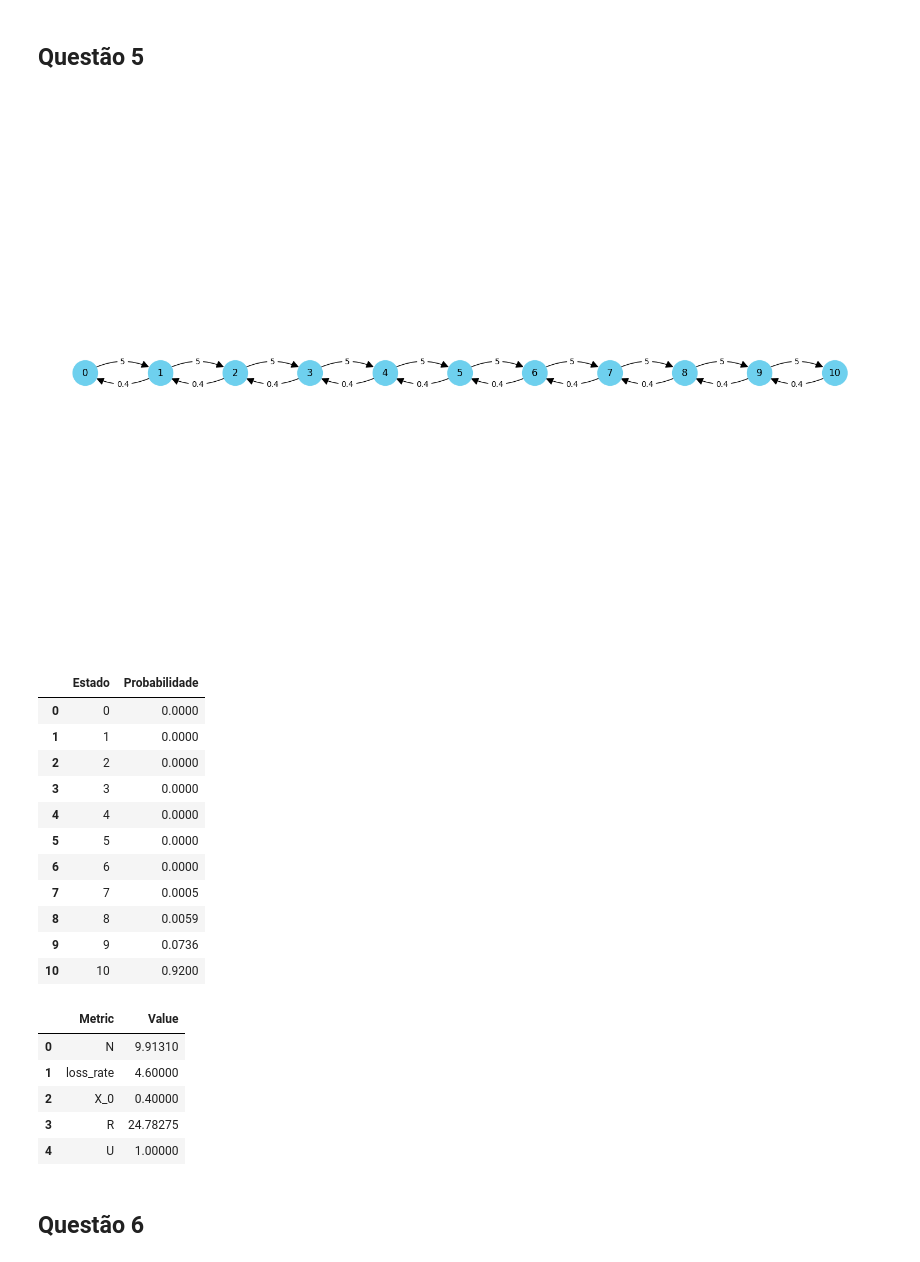
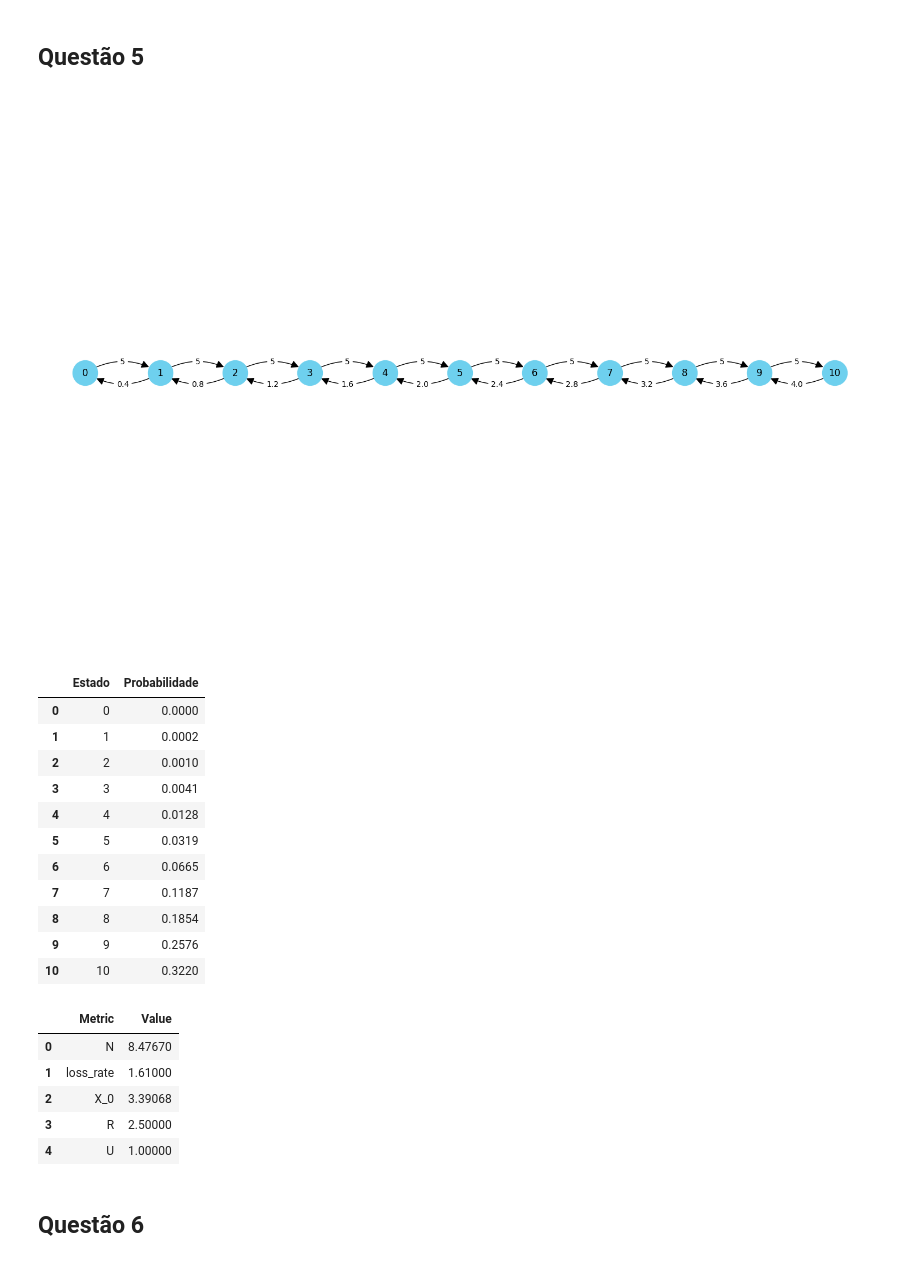
Before and after one commit to joaomarcostg/ADS, a Jupyter notebook: draw.ipynb, the cells around one changed output. Saved outputs shown, nothing was run; the diff lists cells and outputs as text; code cells hidden in the pictures.

```diff
--- a/draw.ipynb
+++ b/draw.ipynb
@@ -1044,6 +1044,7 @@ display(pd.DataFrame(list(results.items()), columns=['Metric', 'Value']))
 # QUESTAO 4
 M = 2
 B = 3
+m = 3
 K = 2
 lambdaValue = 1
 custom_lambdas = []
@@ -1052,6 +1053,7 @@ muValue = None
 custom_mus = [ M if i >= M else i + 1 for i in range(0, B)]
 mus = [ muValue if muValue != None else custom_mus[i] for i in range(0, B)]
 
+print(mus, lambdas)
 states = generate_states_birthdeath(B)
 edges = generate_edges_birthdeath(states, lambdas, mus)
 
@@ -1075,4 +1077,16 @@ print('b)', f"{results['X_0']:.4f} jobs/s")
 # R: Seria o throughput x 0,2 R$ x 60 (s) x 60 (m) x 24 (h) x 30 d
 X_0 = float(f"{results['X_0']:.4f}")
 print('c)', f"{locale.currency(( X_0 * 0.2 * 60 * 60 * 24 * 30))}")
+
+
+soma = 0
+mult = 0
+for k in range(0, m+1):
+    # print(k)
+    for i in range(0, k):
+        mult = mult * (lambdas[i] / mus[i]) if mult != 0 else (lambdas[i] / mus[i])
+        print(k, i, mult)
+    soma = soma + mult
+
+print(1 / (1 + soma))
 # %% [output]
@@ -1096,44 +1118,44 @@ c) 471225,60 R$
 # %%
 # QUESTAO 5
 M = 10
 B = 10
 K = 1
 lambdaValue = 5
 custom_lambdas = []
 lambdas = [ lambdaValue if lambdaValue != None else custom_lambdas[i] for i in range(0, B)]
 muValue = 1 / 2.5
 custom_mus = [ M if i >= M else i + 1 for i in range(0, B)]
-mus = [ muValue if muValue != None else custom_mus[i] for i in range(0, B)]
+mus = [ float(f"{(muValue * i):.2f}") for i in range(1, B+1)]
 
 states = generate_states_birthdeath(B)
 edges = generate_edges_birthdeath(states, lambdas, mus)
 
 draw_network_graph_birthdeath(B, states, edges, 'questao5')
 
 A, b = generate_system(states, edges)
 probabilities = solveSystem(A, b, states)
 
 results = calculate_birth_death_metrics(B, lambdaValue, mus, probabilities)
 display(pd.DataFrame(list(results.items()), columns=['Metric', 'Value']))
 # %% [output]
 [figure]
 |  | Estado | Probabilidade |
 | 0 | 0 | 0.0000 |
-| 1 | 1 | 0.0000 |
-| 2 | 2 | 0.0000 |
-| 3 | 3 | 0.0000 |
-| 4 | 4 | 0.0000 |
-| 5 | 5 | 0.0000 |
-| 6 | 6 | 0.0000 |
-| 7 | 7 | 0.0005 |
-| 8 | 8 | 0.0059 |
-| 9 | 9 | 0.0736 |
-| 10 | 10 | 0.9200 |
+| 1 | 1 | 0.0002 |
+| 2 | 2 | 0.0010 |
+| 3 | 3 | 0.0041 |
+| 4 | 4 | 0.0128 |
+| 5 | 5 | 0.0319 |
+| 6 | 6 | 0.0665 |
+| 7 | 7 | 0.1187 |
+| 8 | 8 | 0.1854 |
+| 9 | 9 | 0.2576 |
+| 10 | 10 | 0.3220 |
 |  | Metric | Value |
-| 0 | N | 9.91310 |
-| 1 | loss_rate | 4.60000 |
-| 2 | X_0 | 0.40000 |
-| 3 | R | 24.78275 |
+| 0 | N | 8.47670 |
+| 1 | loss_rate | 1.61000 |
+| 2 | X_0 | 3.39068 |
+| 3 | R | 2.50000 |
 | 4 | U | 1.00000 |
 # %% [markdown]
 ## Questão 6
```
Also changed, not shown: parts of 2 cells of this notebook, 2 other files.
